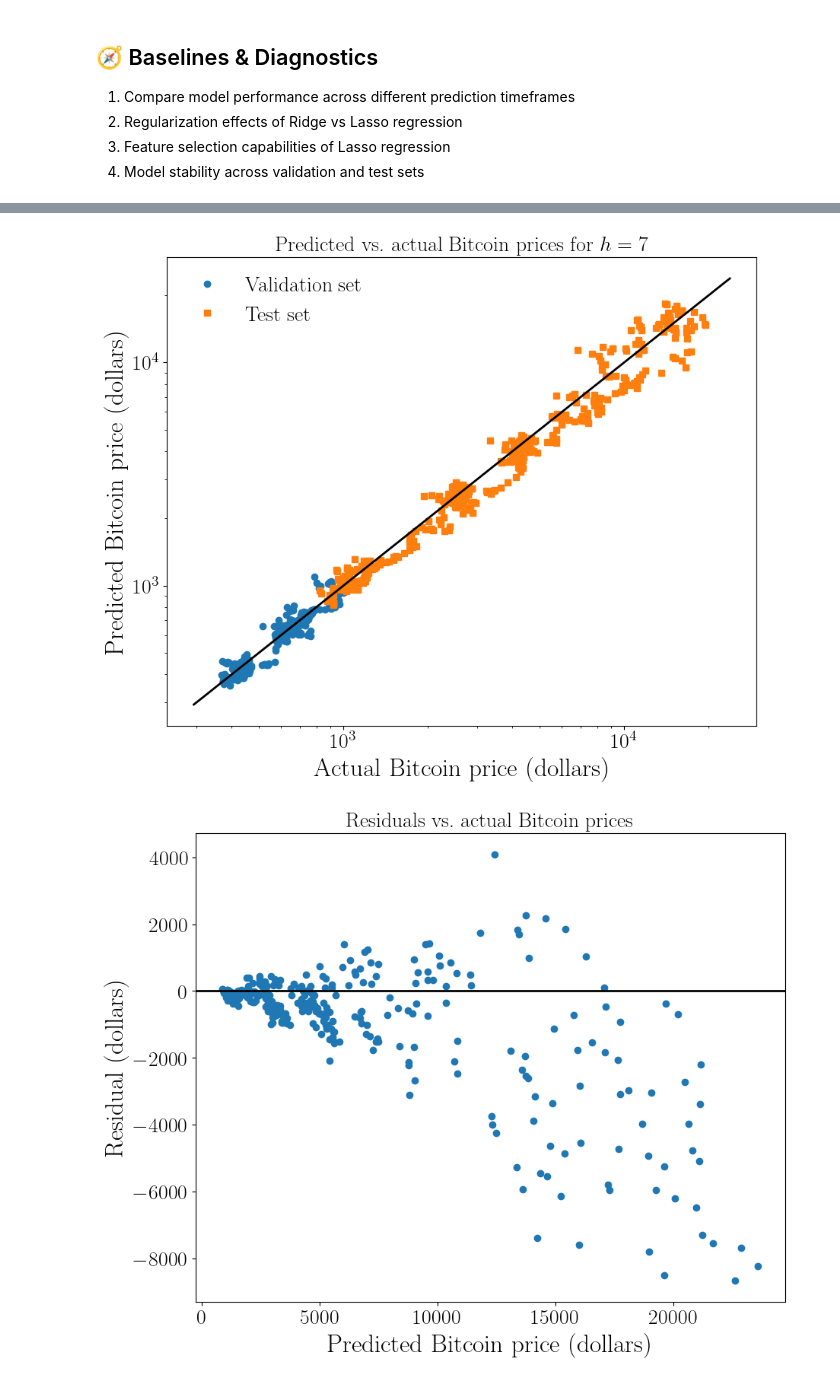
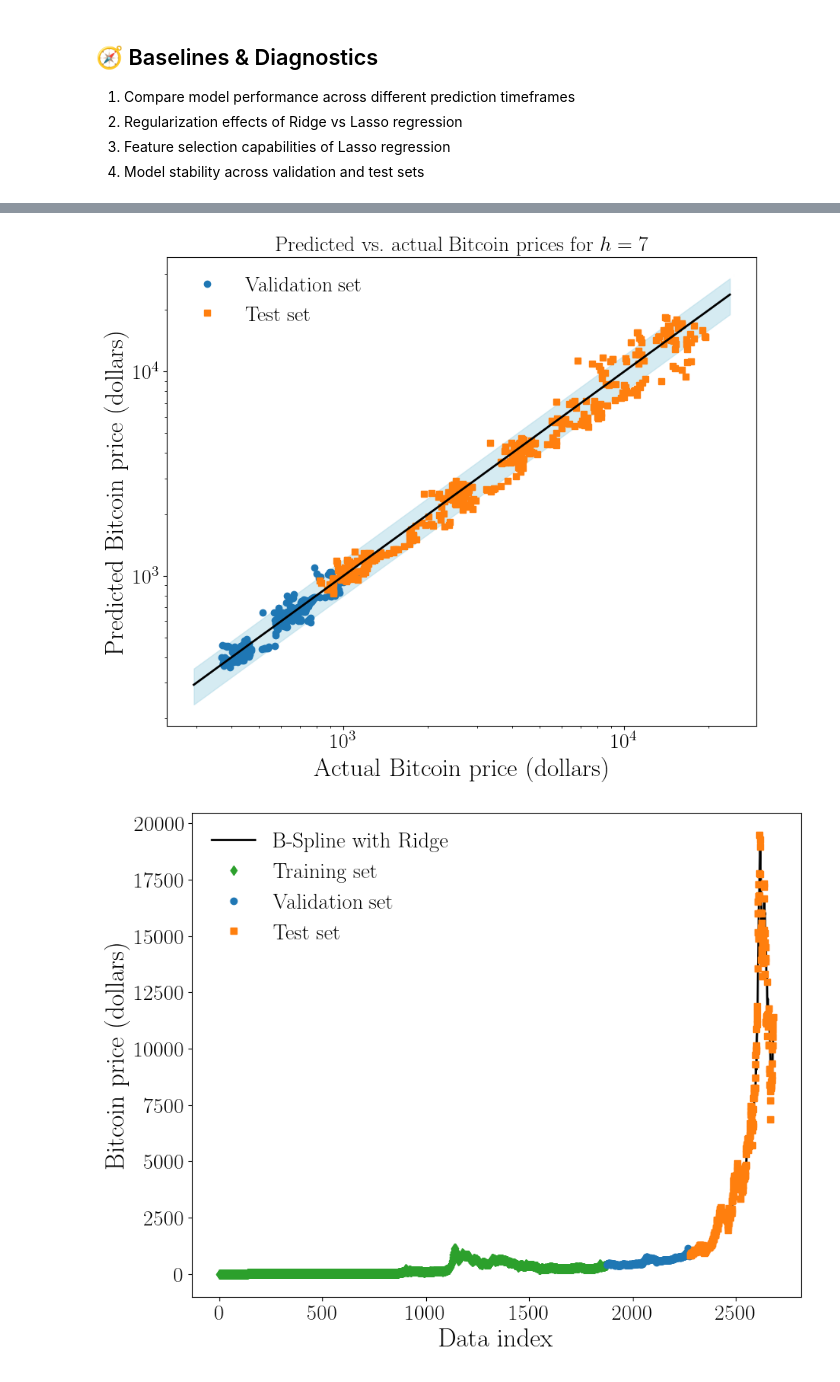
Before and after one commit to TahaWasiq/CS_598_Project_1, a Jupyter notebook: scripts_models/regression_models.ipynb, the cells around one changed output, grey strips where cells are left out. Drawn from its saved outputs; the diff is of its cells as text; code cells hidden in the pictures.

Commit message:
Added or modified some figures in the Notebook and have it print out coefficient vector magnitudes.

```diff
--- a/scripts_models/regression_models.ipynb
+++ b/scripts_models/regression_models.ipynb
@@ -55,8 +55,8 @@ print(f"H7 - Train: {h7_train.shape}, Val: {h7_val.shape}, Test: {h7_test.shape}
 H1 - Train: (1877, 60), Val: (402, 60), Test: (403, 60)
 H7 - Train: (1873, 60), Val: (401, 60), Test: (402, 60)
 # %%
-bundle_h1=BitcoinModeler.DataManager.prepare(h1_train, h1_val, h1_test, "y_btc_close_t+1", "H1")
-bundle_h7=BitcoinModeler.DataManager.prepare(h7_train, h7_val, h7_test, "y_btc_close_t+7", "H7")
+bundle_h1=BitcoinModeler.DataManager.prepare(h1_train, h1_val, h1_test, "y_btc_close_t+1", r"h=1")
+bundle_h7=BitcoinModeler.DataManager.prepare(h7_train, h7_val, h7_test, "y_btc_close_t+7", r"h=7")
 # %% [markdown]
 > Note: Features are **already z-score normalized using train-only stats** in `split.py` to avoid leakage.
 # %%
@@ -234,6 +257,7 @@ fig.savefig(plot_dir+'actual_vs_predicted_h1.pdf', format='pdf', bbox_inches='ti
 # Create a plot of actual vs. predicted Bitcoin prices for the best h = 7 model, which is the the B-spline + Ridge regression model.
 bundle = bundle_h7
 best_h7 = [m for m in runner_h7.models if m.name == "B-Spline with Ridge"][0]
+yhat_train = best_h7.predict(bundle.X_train)
 yhat_val = best_h7.predict(bundle.X_val)
 yhat_test = best_h7.predict(bundle.X_test)
 
@@ -247,6 +271,8 @@ min_val = min(ax.get_xlim()[0], ax.get_ylim()[0])
 max_val = max(ax.get_xlim()[1], ax.get_ylim()[1])
 x_line = np.linspace(min_val, max_val, 100)
 ax.plot(x_line, x_line, color='k', linewidth=2)
+error = 0.2
+plt.fill_between(x_line, x_line - error*x_line, x_line + error*x_line, color='lightblue', alpha=0.5)
 ax.set_xlabel('Actual Bitcoin price (dollars)', fontsize=24)
 ax.set_ylabel('Predicted Bitcoin price (dollars)', fontsize=24)
 ax.set_title(rf'Predicted vs.\ actual Bitcoin prices for $h=7$', fontsize=20)
@@ -254,17 +280,28 @@ ax.legend(prop={'size': 20}, frameon=False, loc='best', ncol=1)
 fig.set_size_inches(10, 8)
 fig.savefig(plot_dir+'actual_vs_predicted_h7.pdf', format='pdf', bbox_inches='tight')
 # %% [output]
-[figure, old version]
+[figure, new version]
 # %%
-residuals = H7LinearModelWrap.calculate_residuals(bundle_h7.X_test, bundle_h7.y_test)
+# Create a time series plot of prices.
+bundle = bundle_h1
+X = pd.concat([bundle.X_train, bundle.X_val, bundle.X_test])
+data = pd.concat([h1_train, h1_val, h1_test])
+yhat = best_h1.predict(X)
+n_train = bundle.X_train.shape[0]
+n_val = bundle.X_val.shape[0]
+n_test = bundle.X_test.shape[0]
 
 fig, ax = plt.subplots(nrows=1, ncols=1)
-ax.plot(yhat_test, residuals, 'o', color=plot_colors[0])
-plt.axhline(y=0, color='k', linestyle='-', linewidth=2)
-ax.set_xlabel('Predicted Bitcoin price (dollars)', fontsize=24)
-ax.set_ylabel('Residual (dollars)', fontsize=24)
-ax.set_title(rf'Residuals vs.\ actual Bitcoin prices', fontsize=20)
+indices = np.linspace(0, data.shape[0], data.shape[0])
+ax.plot(indices, yhat, color='k', linestyle='-', linewidth=2, label='B-Spline with Ridge')
+ax.plot(indices[:n_train], bundle.y_train, 'd', color=plot_colors[2], label='Training set')
+ax.plot(indices[n_train:n_train+n_val], bundle.y_val, 'o', color=plot_colors[0], label='Validation set')
+ax.plot(indices[n_train+n_val:len(indices)], bundle.y_test, 's', color=plot_colors[1], label='Test set')
+ax.set_xlabel('Data index', fontsize=24)
+ax.set_ylabel('Bitcoin price (dollars)', fontsize=24)
+#ax.set_title(rf'Residuals vs.\ actual Bitcoin prices', fontsize=20)
+ax.legend(prop={'size': 20}, frameon=False, loc='best', ncol=1)
 fig.set_size_inches(10, 8)
-fig.savefig(plot_dir+'residuals_h7.pdf', format='pdf', bbox_inches='tight')
+fig.savefig(plot_dir+'bitcoin_prices_h1.pdf', format='pdf', bbox_inches='tight')
 # %% [output]
-[figure, old version]
+[figure, new version]
```
Also changed, not shown: parts of 11 cells of this notebook, 15 other files.
